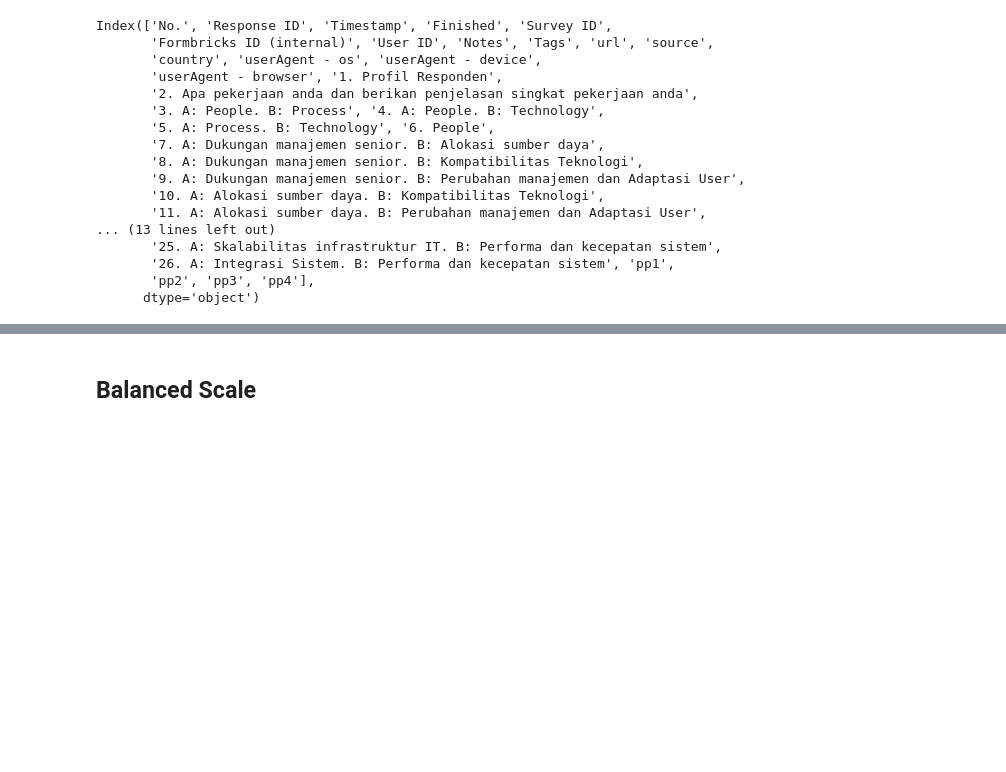
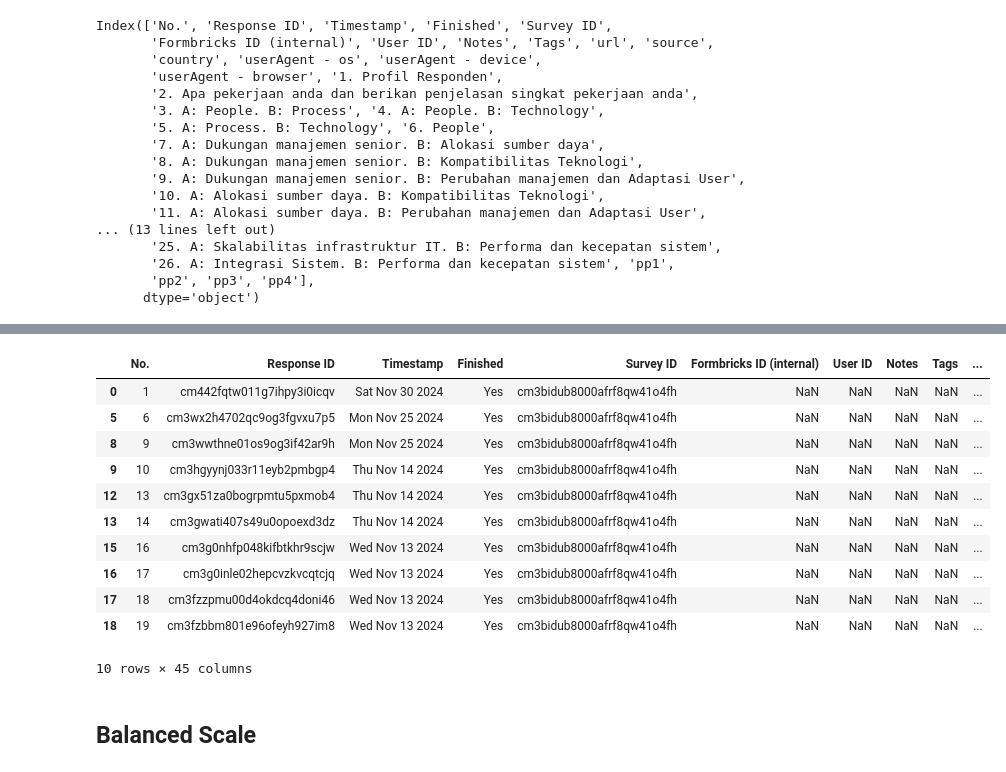
Before and after one commit to jonfelix1/tugas-sip, a Jupyter notebook: ahp_calc/ahp_calc_cleaned.ipynb, the cells around one changed output, grey strips where cells are left out. Drawn from its saved outputs; the diff is of its cells as text; code cells hidden in the pictures; blank space fills up the shorter version.

```diff
--- a/ahp_calc/ahp_calc_cleaned.ipynb
+++ b/ahp_calc/ahp_calc_cleaned.ipynb
@@ -344,2 +220,21 @@ Performa dan kecepatan sistem: 0.1606
+# %%
+to_be_dropped = [2,4,5,11,12,7,8,3,15]
+to_be_dropped = [x - 1 for x in to_be_dropped]
+
+data = data.drop(to_be_dropped)
+data
+# %% [output]
+|  | No. | Response ID | Timestamp | Finished | Survey ID | Formbricks ID (internal) | User ID | Notes | Tags | ... |
+| 0 | 1 | cm442fqtw011g7ihpy3i0icqv | Sat Nov 30 2024 | Yes | cm3bidub8000afrf8qw41o4fh | NaN | NaN | NaN | NaN | ... |
+| 5 | 6 | cm3wx2h4702qc9og3fgvxu7p5 | Mon Nov 25 2024 | Yes | cm3bidub8000afrf8qw41o4fh | NaN | NaN | NaN | NaN | ... |
+| 8 | 9 | cm3wwthne01os9og3if42ar9h | Mon Nov 25 2024 | Yes | cm3bidub8000afrf8qw41o4fh | NaN | NaN | NaN | NaN | ... |
+| 9 | 10 | cm3hgyynj033r11eyb2pmbgp4 | Thu Nov 14 2024 | Yes | cm3bidub8000afrf8qw41o4fh | NaN | NaN | NaN | NaN | ... |
+| 12 | 13 | cm3gx51za0bogrpmtu5pxmob4 | Thu Nov 14 2024 | Yes | cm3bidub8000afrf8qw41o4fh | NaN | NaN | NaN | NaN | ... |
+| 13 | 14 | cm3gwati407s49u0opoexd3dz | Thu Nov 14 2024 | Yes | cm3bidub8000afrf8qw41o4fh | NaN | NaN | NaN | NaN | ... |
+| 15 | 16 | cm3g0nhfp048kifbtkhr9scjw | Wed Nov 13 2024 | Yes | cm3bidub8000afrf8qw41o4fh | NaN | NaN | NaN | NaN | ... |
+| 16 | 17 | cm3g0inle02hepcvzkvcqtcjq | Wed Nov 13 2024 | Yes | cm3bidub8000afrf8qw41o4fh | NaN | NaN | NaN | NaN | ... |
+| 17 | 18 | cm3fzzpmu00d4okdcq4doni46 | Wed Nov 13 2024 | Yes | cm3bidub8000afrf8qw41o4fh | NaN | NaN | NaN | NaN | ... |
+| 18 | 19 | cm3fzbbm801e96ofeyh927im8 | Wed Nov 13 2024 | Yes | cm3bidub8000afrf8qw41o4fh | NaN | NaN | NaN | NaN | ... |
+10 rows × 45 columns
 # %% [markdown]
 ## Balanced Scale
```
Also changed, not shown: parts of 32 cells of this notebook.
